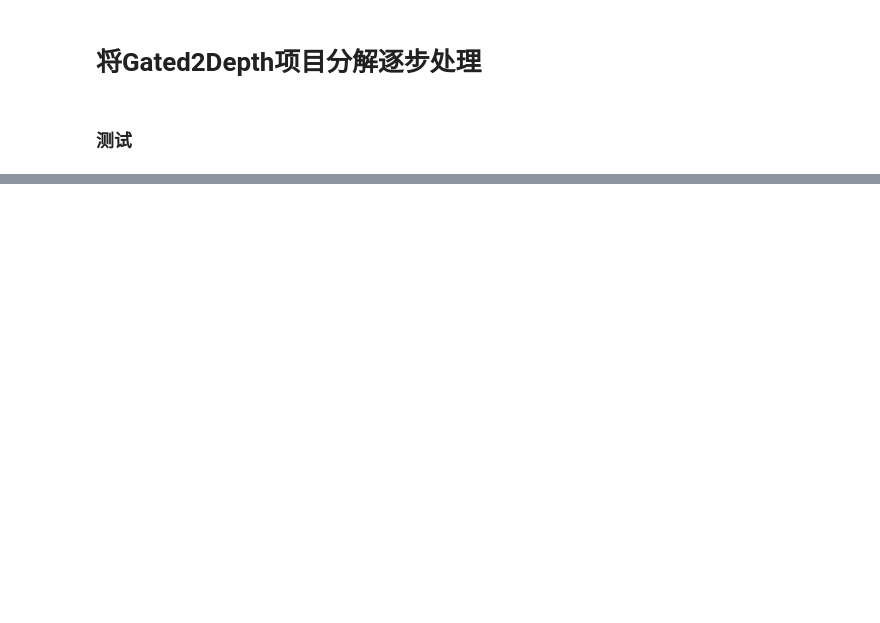
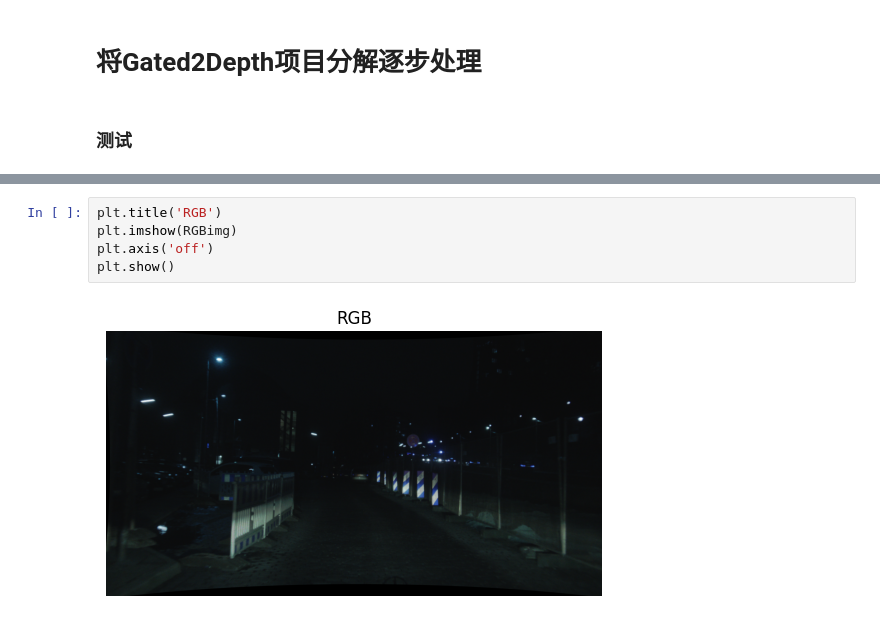
Before and after one commit to Edricos/newG2D, a Jupyter notebook: src/main.ipynb, the cells around one changed output, grey strips where cells are left out. Drawn from its saved outputs; the diff is of its cells as text; blank space fills up the shorter version.

```diff
--- a/src/main.ipynb
+++ b/src/main.ipynb
@@ -194,0 +348,7 @@ model.fit(dataset,
+# %%
+plt.title('RGB')
+plt.imshow(RGBimg)
+plt.axis('off')
+plt.show()
+# %% [output]
+[figure, added]
```
Also changed, not shown: parts of 11 cells of this notebook, 2 other files.
